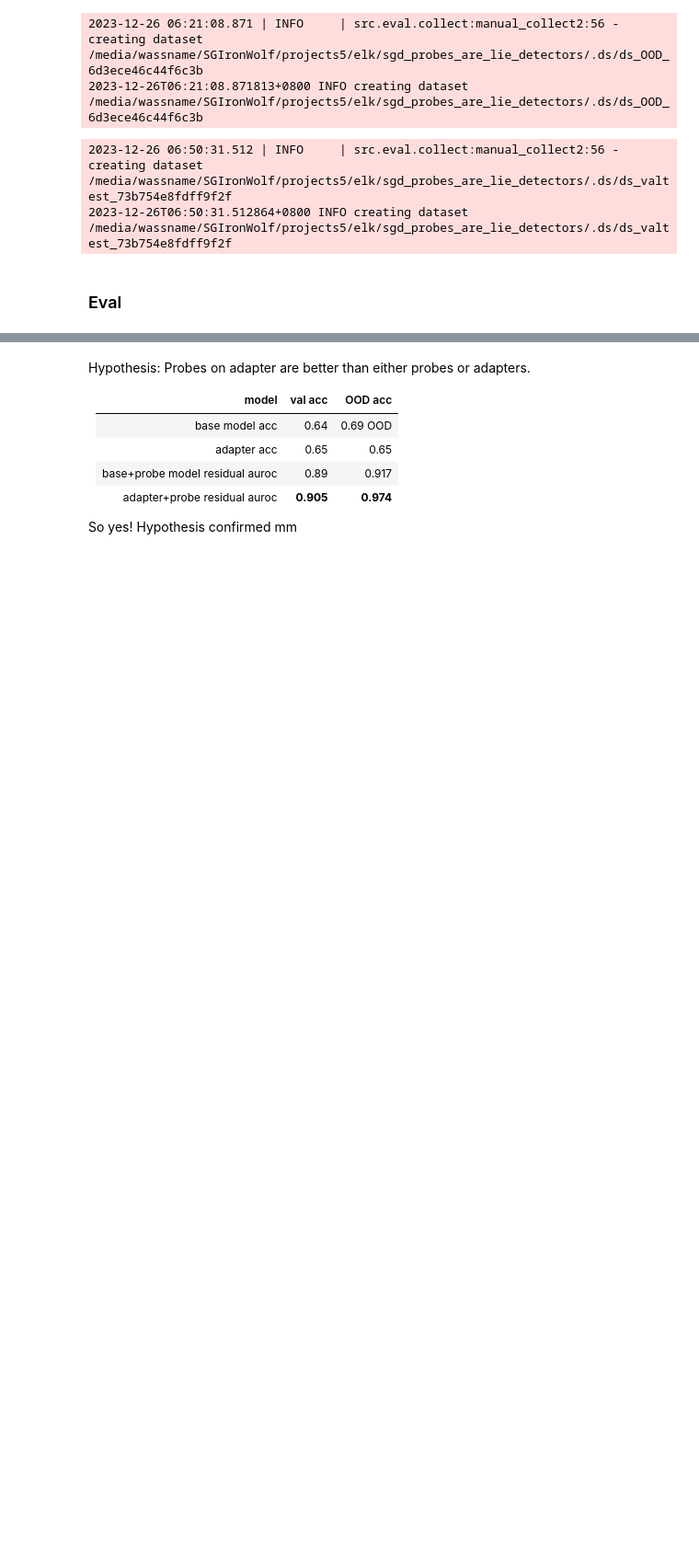
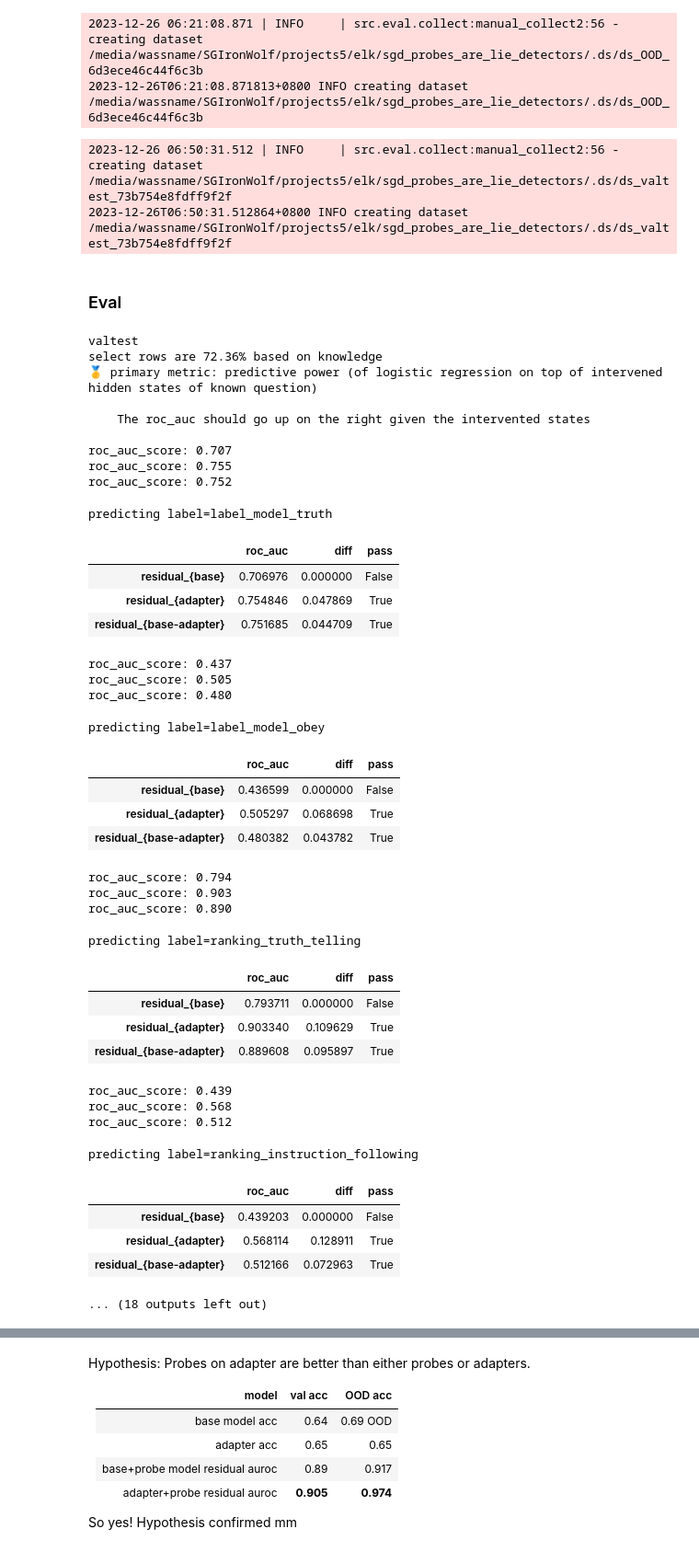
Before and after one commit to wassname/LoRA_are_lie_detectors, a Jupyter notebook: notebooks/04_mjc_truth.ipynb, the cells around one changed output, grey strips where cells are left out. Shown at 92% size. Drawn from its saved outputs; the diff is of its cells as text; code cells hidden in the pictures; blank space fills up the shorter version.

```diff
--- a/notebooks/04_mjc_truth.ipynb
+++ b/notebooks/04_mjc_truth.ipynb
@@ -611,11 +611,52 @@ def analyse_intervention(ds_out, cfg, model_kwargs={}):
     df_res_ab = pd.DataFrame([res_b, res_a], index=["base", "adapter"])
     print("🥉 secondary metric: dataset quality: performance of base model and adapter")
     display(df_res_ab.style.pipe(make_dfres2_pretty))
+    return df_res_ab, df_res
 
 # analyse_intervention(ds_out_OOD, tokenizer)
 # %%
 print("valtest")
-analyse_intervention(ds_out_valtest, cfg)
+df_res_ab_v, df_res_v = analyse_intervention(ds_out_valtest, cfg)
 
 print("out of distribution")
-analyse_intervention(ds_out_OOD, cfg)
+df_res_ab_o, df_res_o = analyse_intervention(ds_out_OOD, cfg)
+# %% [output]
+valtest
+select rows are 72.36% based on knowledge
+🥇 primary metric: predictive power (of logistic regression on top of intervened hidden states of known question)
+
+    The roc_auc should go up on the right given the intervented states
+
+roc_auc_score: 0.707
+roc_auc_score: 0.755
+roc_auc_score: 0.752
+predicting label=label_model_truth
+|  | roc_auc | diff | pass |
+| residual_{base} | 0.706976 | 0.000000 | False |
+| residual_{adapter} | 0.754846 | 0.047869 | True |
+| residual_{base-adapter} | 0.751685 | 0.044709 | True |
+roc_auc_score: 0.437
+roc_auc_score: 0.505
+roc_auc_score: 0.480
+predicting label=label_model_obey
+|  | roc_auc | diff | pass |
+| residual_{base} | 0.436599 | 0.000000 | False |
+| residual_{adapter} | 0.505297 | 0.068698 | True |
+| residual_{base-adapter} | 0.480382 | 0.043782 | True |
+roc_auc_score: 0.794
+roc_auc_score: 0.903
+roc_auc_score: 0.890
+predicting label=ranking_truth_telling
+|  | roc_auc | diff | pass |
+| residual_{base} | 0.793711 | 0.000000 | False |
+| residual_{adapter} | 0.903340 | 0.109629 | True |
+| residual_{base-adapter} | 0.889608 | 0.095897 | True |
+roc_auc_score: 0.439
+roc_auc_score: 0.568
+roc_auc_score: 0.512
+predicting label=ranking_instruction_following
+|  | roc_auc | diff | pass |
+| residual_{base} | 0.439203 | 0.000000 | False |
+| residual_{adapter} | 0.568114 | 0.128911 | True |
+| residual_{base-adapter} | 0.512166 | 0.072963 | True |
+... (18 outputs left out)
```
Also changed, not shown: parts of 3 cells of this notebook, 12 other files.
